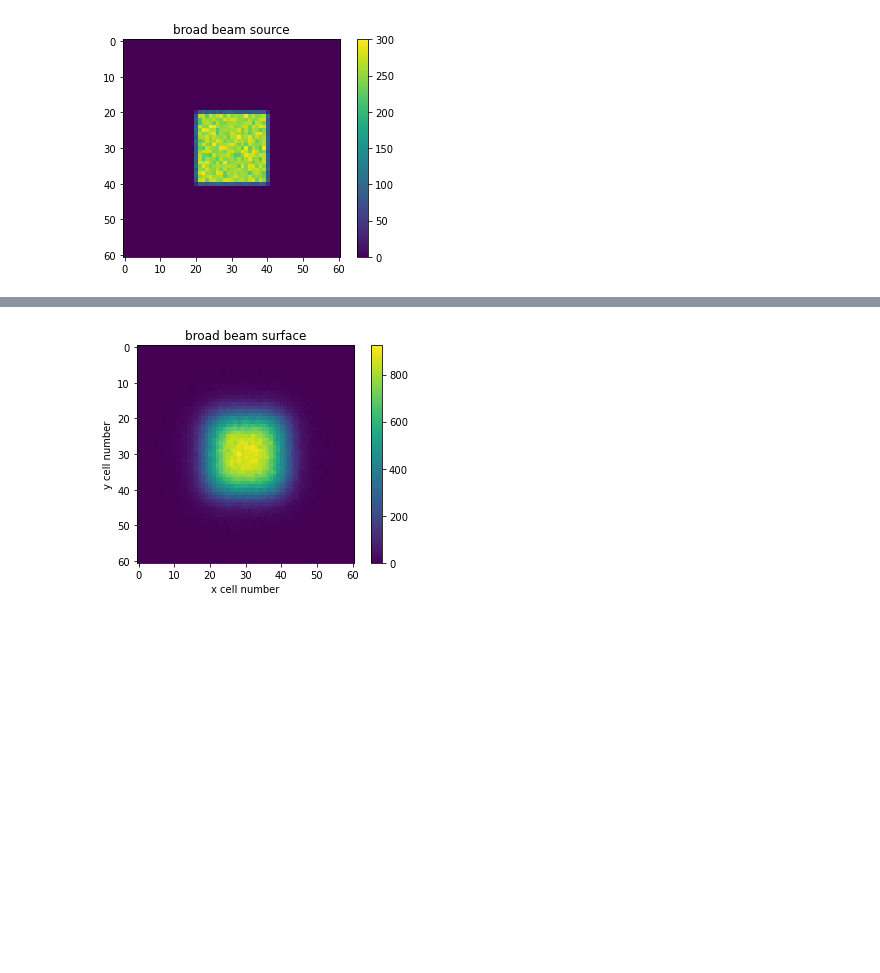
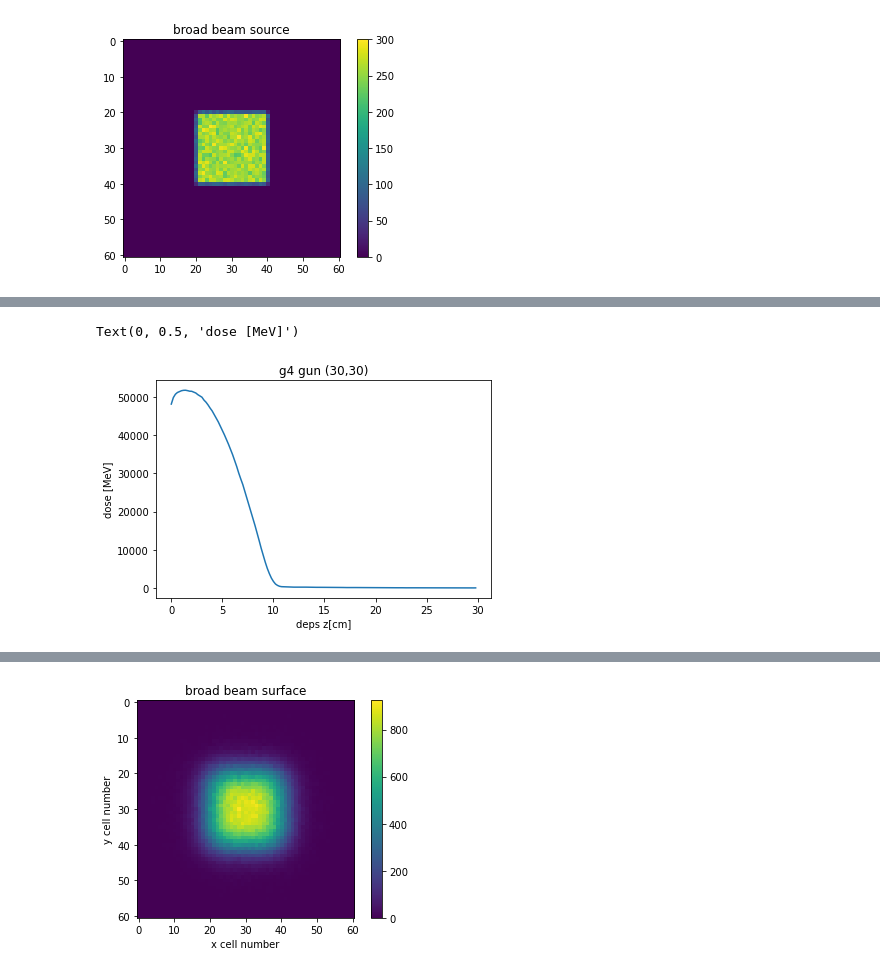
Before and after one commit to yoshi-jun/g4tutorial, a Jupyter notebook: Untitled2.ipynb, the cells around one changed output, grey strips where cells are left out. Saved outputs shown, nothing was run; the diff lists cells and outputs as text; code cells hidden in the pictures; blank space fills up the shorter version.

```diff
--- a/Untitled2.ipynb
+++ b/Untitled2.ipynb
@@ -143,0 +159,9 @@ plt.savefig("pencil-desp-dose(30,30).png")
+# %%
+plt.plot(list9,list10["dose"])
+plt.title('g4 gun (30,30)')
+plt.xlabel("deps z[cm]")
+plt.ylabel("dose [MeV]")
+#plt.savefig("broad-desp-dose(30,30).png")
+# %% [output]
+Text(0, 0.5, 'dose [MeV]')
+[figure, added]
```
Also changed, not shown: parts of 9 cells of this notebook.
